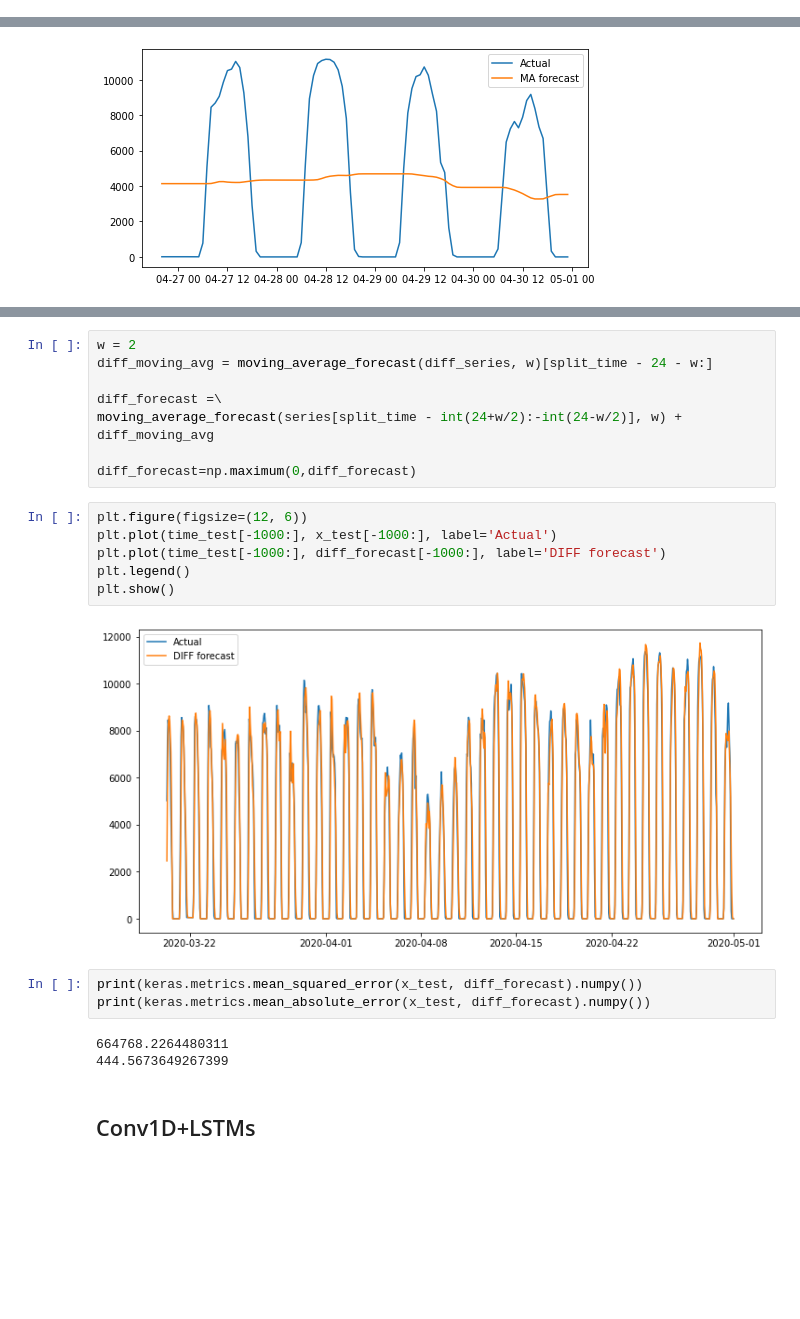
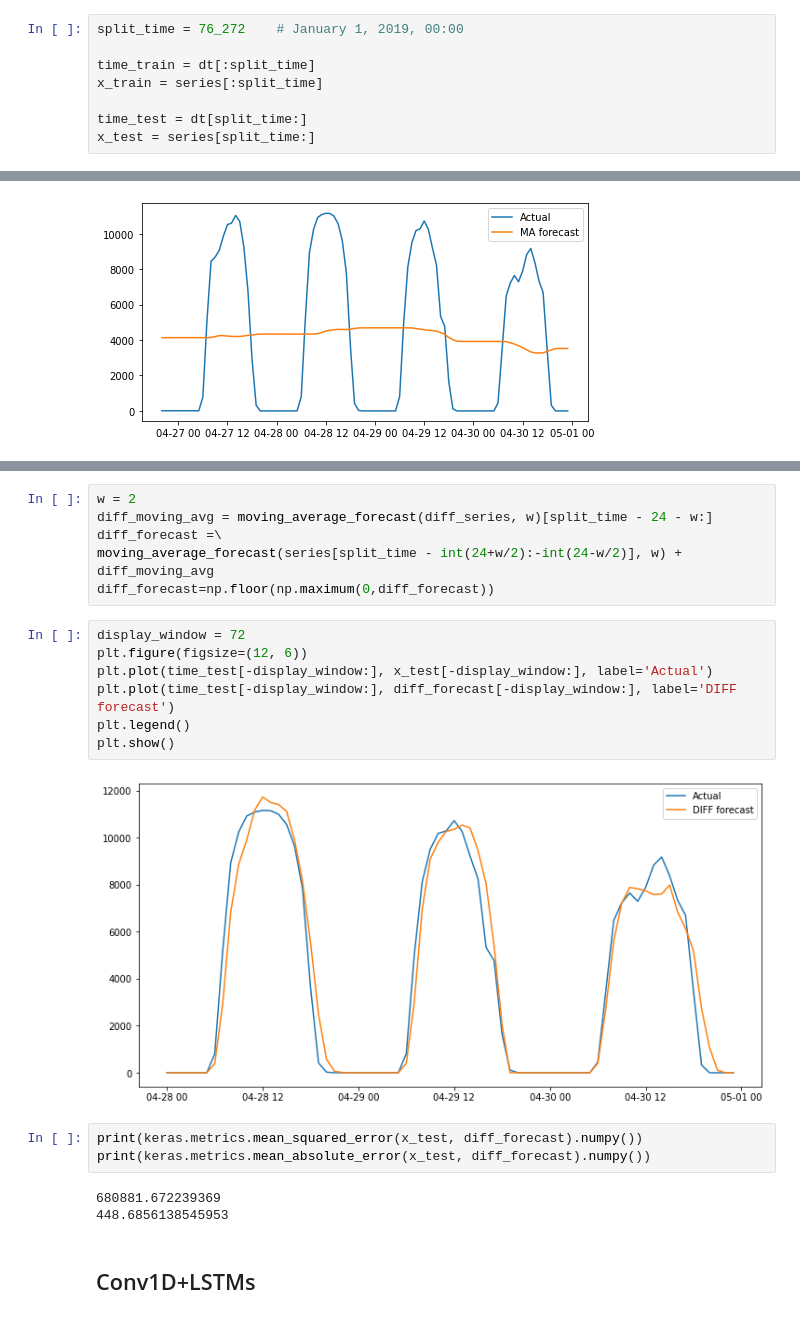
Before and after one commit to dlevonian/california_renewables, a Jupyter notebook: caiso_forecast.ipynb, the cells around one changed output, grey strips where cells are left out. Saved outputs shown, nothing was run; the diff lists cells and outputs as text; blank space fills up the shorter version.

```diff
--- a/caiso_forecast.ipynb
+++ b/caiso_forecast.ipynb
@@ -73,4 +75,12 @@ plt.plot(series[80_000:80_500])
 plt.grid()
 # %% [output]
 [figure]
+# %%
+split_time = 76_272    # January 1, 2019, 00:00
+
+time_train = dt[:split_time]
+x_train = series[:split_time]
+
+time_test = dt[split_time:]
+x_test = series[split_time:]
 # %% [markdown]
@@ -146,25 +144,24 @@ plt.show()
 # %%
 w = 2
 diff_moving_avg = moving_average_forecast(diff_series, w)[split_time - 24 - w:]
-
 diff_forecast =\
 moving_average_forecast(series[split_time - int(24+w/2):-int(24-w/2)], w) + diff_moving_avg
-
-diff_forecast=np.maximum(0,diff_forecast)
+diff_forecast=np.floor(np.maximum(0,diff_forecast))
 # %%
+display_window = 72
 plt.figure(figsize=(12, 6))
-plt.plot(time_test[-1000:], x_test[-1000:], label='Actual')
-plt.plot(time_test[-1000:], diff_forecast[-1000:], label='DIFF forecast')
+plt.plot(time_test[-display_window:], x_test[-display_window:], label='Actual')
+plt.plot(time_test[-display_window:], diff_forecast[-display_window:], label='DIFF forecast')
 plt.legend()
 plt.show()
 # %% [output]
-[figure, old version]
+[figure, new version]
 # %%
 print(keras.metrics.mean_squared_error(x_test, diff_forecast).numpy())
 print(keras.metrics.mean_absolute_error(x_test, diff_forecast).numpy())
 # %% [output]
-664768.2264480311
-444.5673649267399
+680881.672239369
+448.6856138545953
 # %% [markdown]
 ## Conv1D+LSTMs
 # %%
```
Also changed, not shown: parts of 39 cells of this notebook.
